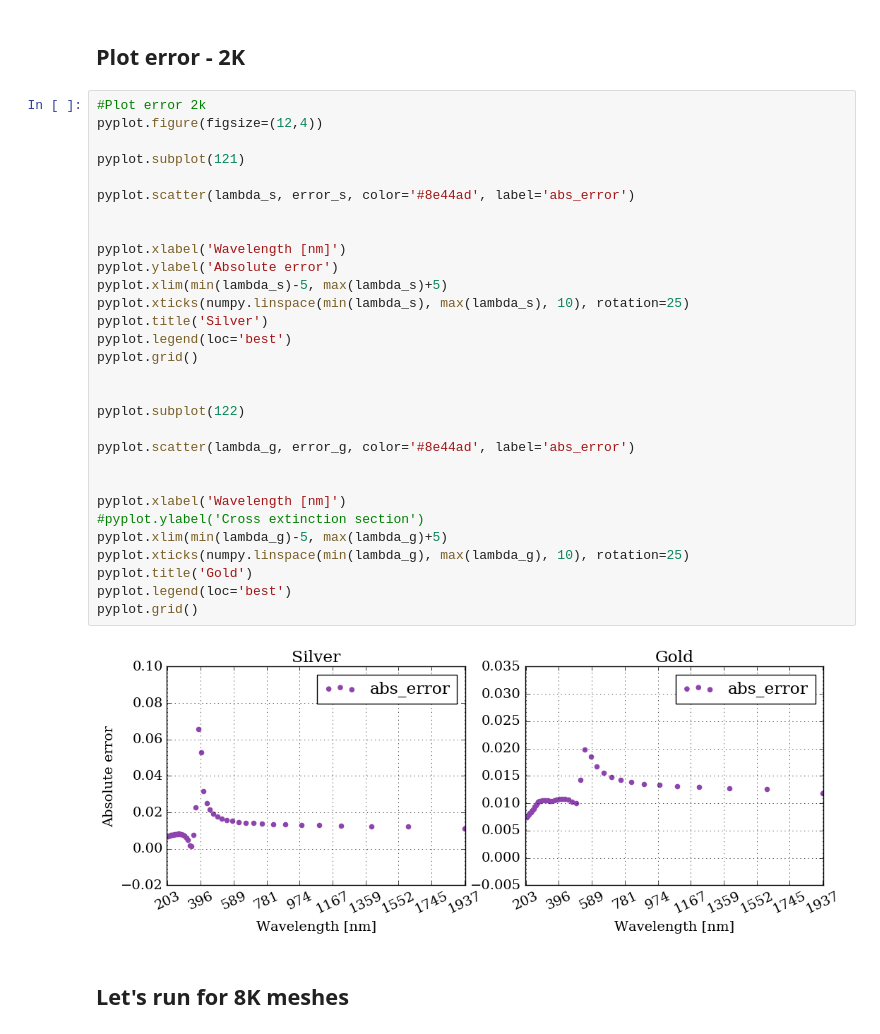
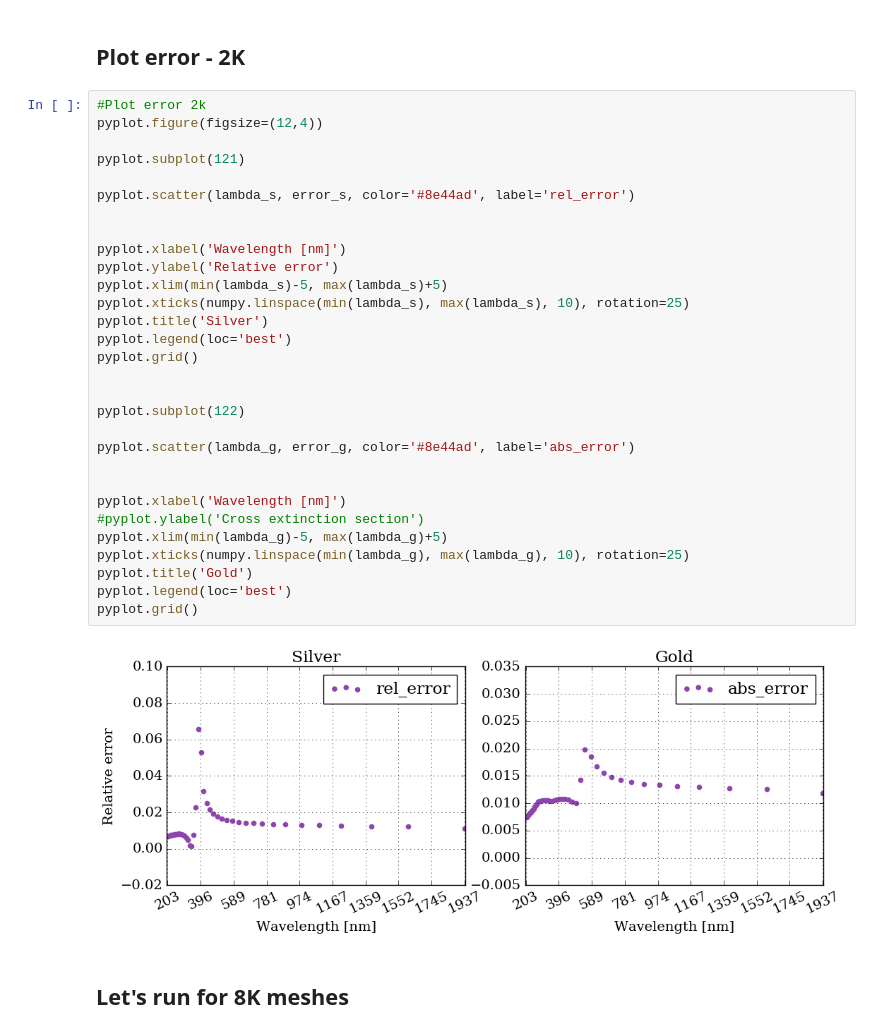
Before and after one commit to barbagroup/pygbe_lspr, a Jupyter notebook: pygbe_vs_analytical_exp_data.ipynb, the cells around one changed output. Cells and saved outputs as stored; diff of their text form.

```diff
--- a/pygbe_vs_analytical_exp_data.ipynb
+++ b/pygbe_vs_analytical_exp_data.ipynb
@@ -63,35 +63,35 @@ pyplot.grid()
 # %%
 #Plot error 2k
 pyplot.figure(figsize=(12,4))
 
 pyplot.subplot(121)
 
-pyplot.scatter(lambda_s, error_s, color='#8e44ad', label='abs_error')
+pyplot.scatter(lambda_s, error_s, color='#8e44ad', label='rel_error')
 
 
 pyplot.xlabel('Wavelength [nm]')
-pyplot.ylabel('Absolute error')
+pyplot.ylabel('Relative error')
 pyplot.xlim(min(lambda_s)-5, max(lambda_s)+5)
 pyplot.xticks(numpy.linspace(min(lambda_s), max(lambda_s), 10), rotation=25)
 pyplot.title('Silver')
 pyplot.legend(loc='best')
 pyplot.grid()
 
 
 pyplot.subplot(122)
 
 pyplot.scatter(lambda_g, error_g, color='#8e44ad', label='abs_error')
 
 
 pyplot.xlabel('Wavelength [nm]')
 #pyplot.ylabel('Cross extinction section')
 pyplot.xlim(min(lambda_g)-5, max(lambda_g)+5)
 pyplot.xticks(numpy.linspace(min(lambda_g), max(lambda_g), 10), rotation=25)
 pyplot.title('Gold')
 pyplot.legend(loc='best')
 pyplot.grid()
 # %% [output]
-[figure, old version]
+[figure, new version]
 # %% [markdown]
 ## Let's run for 8K meshes
 # %% [markdown]
```
Also changed, not shown: parts of 1 cell of this notebook.
